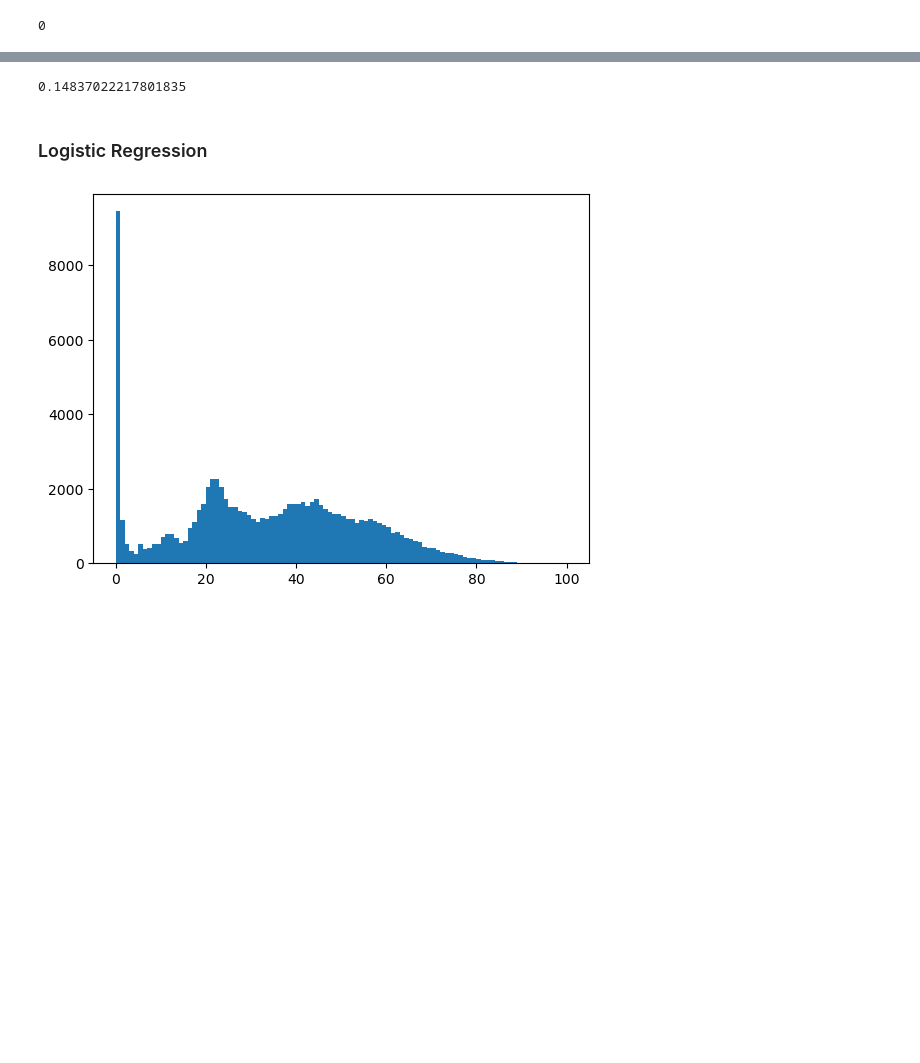
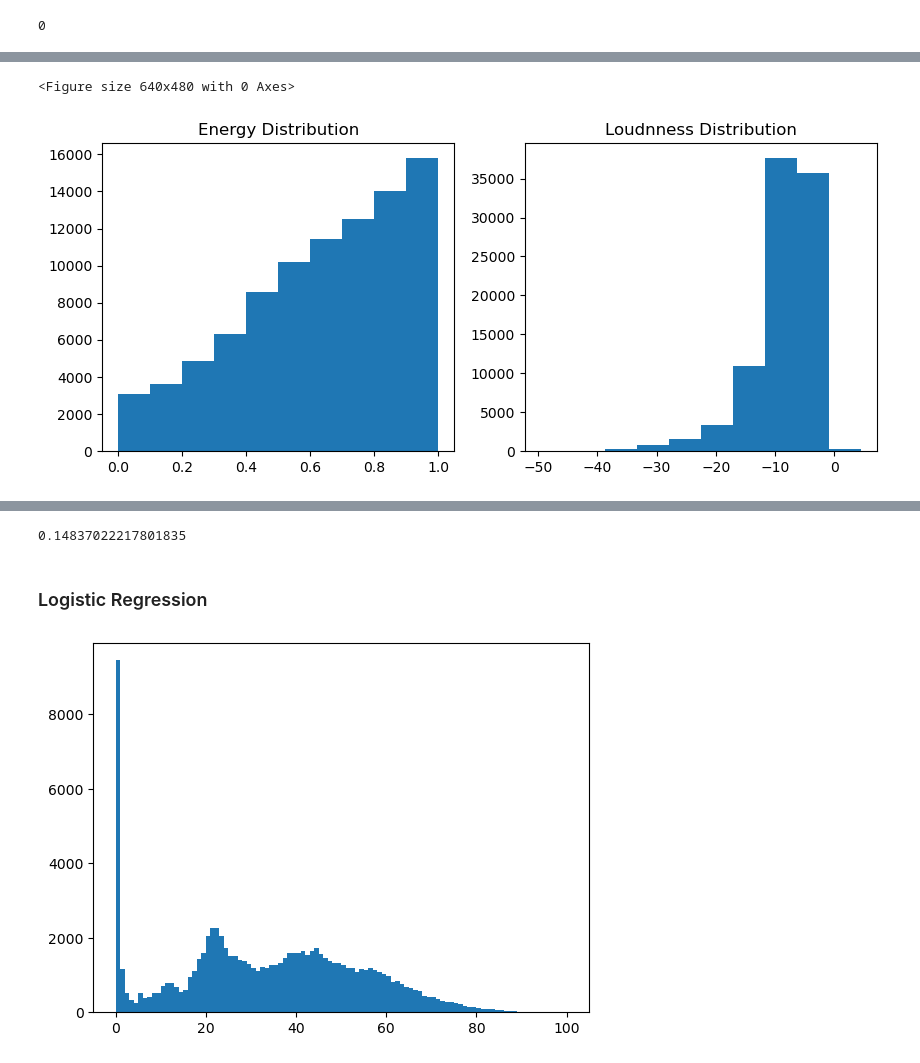
Before and after one commit to ounnuqul/Spotify_Popularity_Prediction_Model_Capstone_Project, a Jupyter notebook: data_cleaner.ipynb, the cells around one changed output, grey strips where cells are left out. Drawn from its saved outputs; the diff is of its cells as text; code cells hidden in the pictures; blank space fills up the shorter version.

```diff
--- a/data_cleaner.ipynb
+++ b/data_cleaner.ipynb
@@ -358,0 +388,20 @@ y = df_pro['popularity']
+# %%
+plt.figure()
+
+plt.subplots(1,2, figsize=(10,4))
+
+plt.subplot(1,2,1)
+plt.hist(df_classified['energy'])
+plt.title('Energy Distribution')
+
+plt.subplot(1,2,2)
+plt.hist(df_classified['loudness'])
+plt.title('Loudnness Distribution')
+
+plt.show()
+
+# dropping loudness is more desirable than dropping energy for the purpose of reduce multi-colinearity.
+# It has higher correlation with more things, and
+# %% [output]
+<Figure size 640x480 with 0 Axes>
+[figure, added]
```
Also changed, not shown: parts of 35 cells of this notebook.
